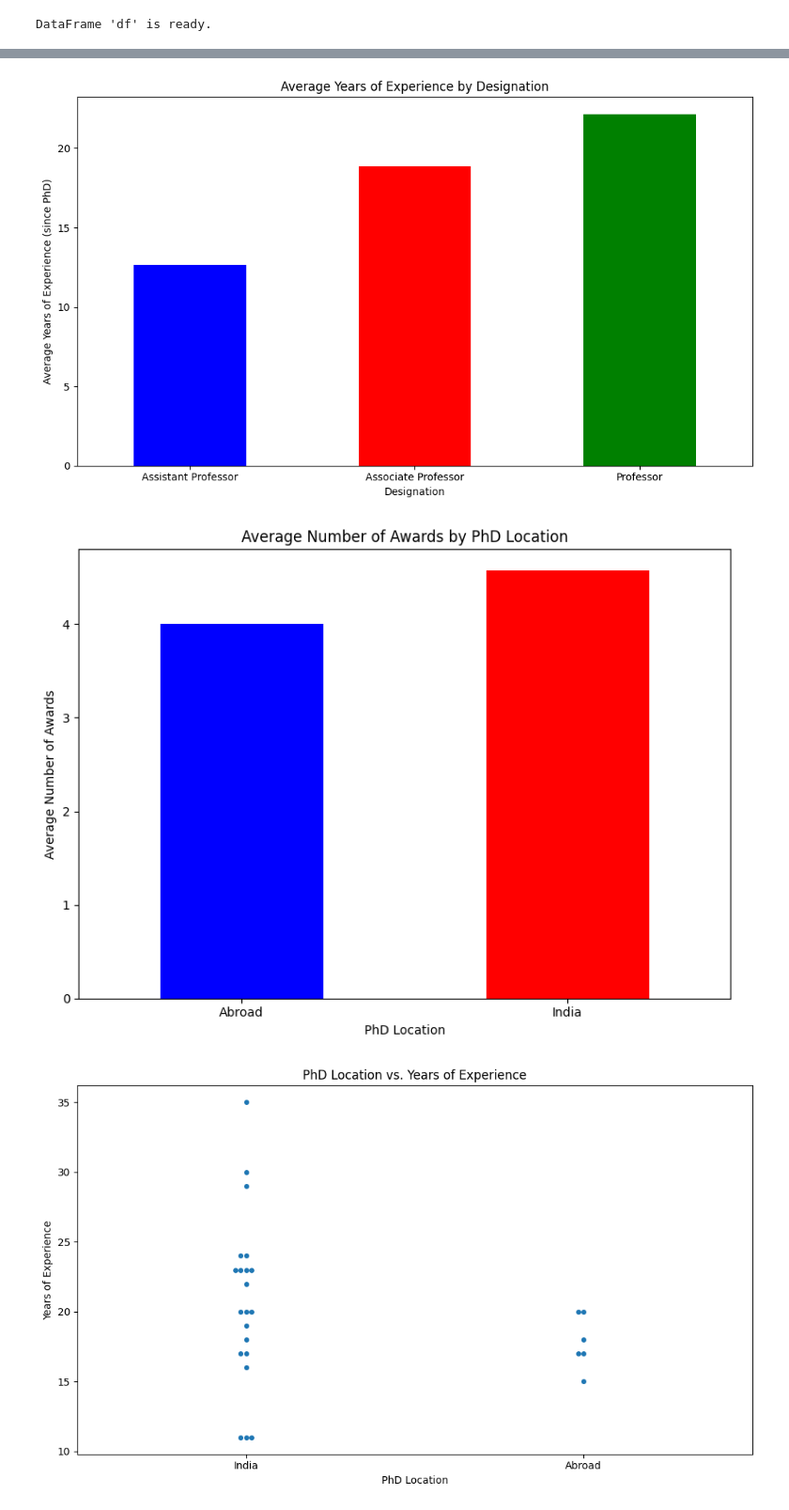
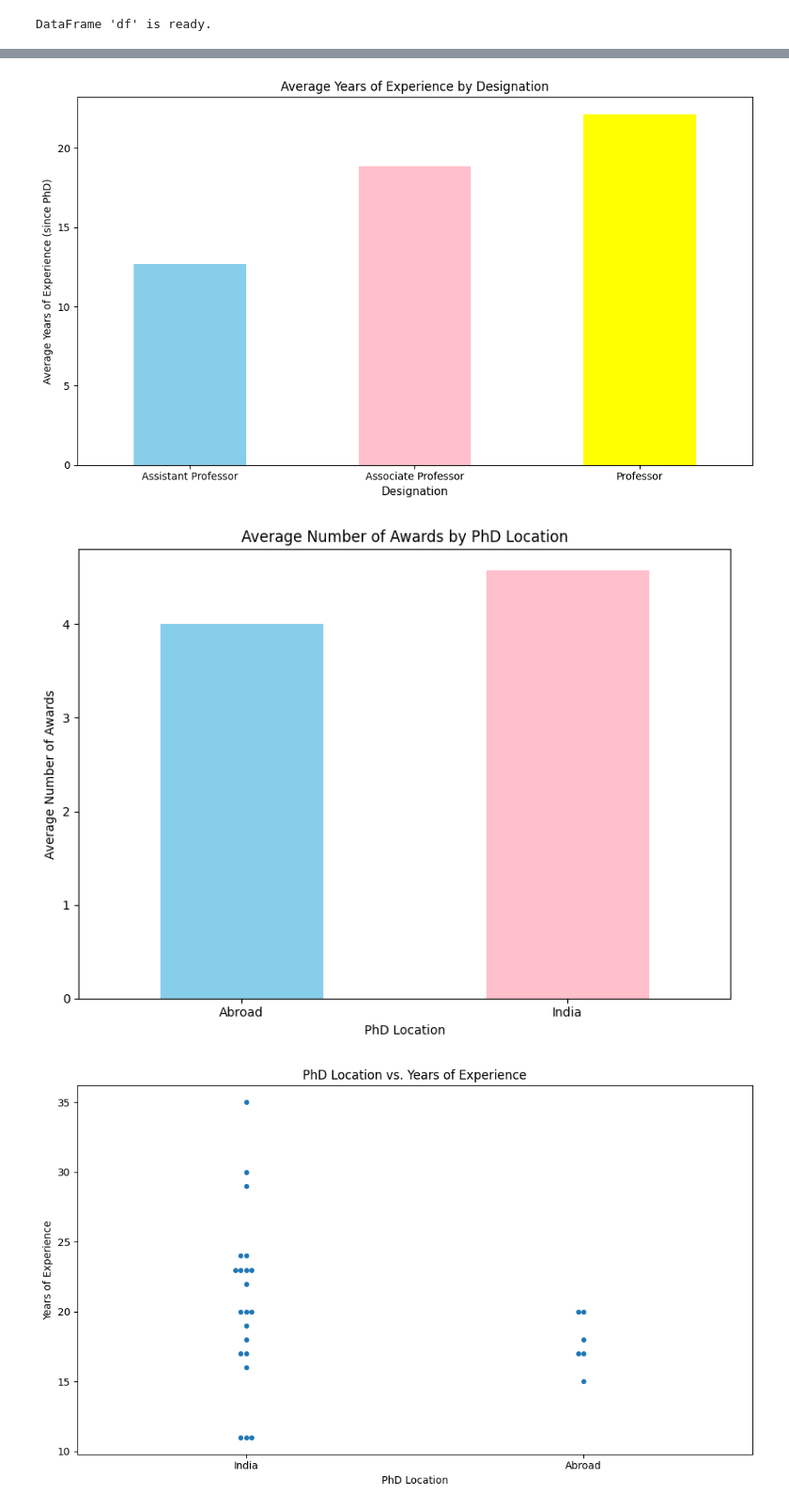
Before and after one commit to kirtikrajsp/Group12-IDC409, a Jupyter notebook: code.ipynb, the cells around one changed output, grey strips where cells are left out. Shown: that part at 94% size. Drawn from its saved outputs; the diff is of its cells as text; code cells hidden in the pictures.

```diff
--- a/code.ipynb
+++ b/code.ipynb
@@ -640,14 +645,14 @@ def classify_position(position_str):
 df['Position_Class'] = df['Designation'].apply(classify_position)
 
 #Graph 1: Average Awards by Designation
-print("\nAwards by Designation' bar graph...")
-# Group by position and calculate the mean, filtering out 'Other'
+print("\nGraph 1: Average No. of Awards by Designation")
+# Group by position and calculate the mean
 awards_by_pos = df[df['Position_Class'] != 'Other'].groupby('Position_Class')['Number_of_awards'].mean()
-# Re-order for logical presentation
+# Re-order the x values.
 awards_by_pos = awards_by_pos.reindex(['Assistant Professor', 'Associate Professor', 'Professor'])
 
 plt.figure(figsize=(10, 6))
-awards_by_pos.plot(kind='bar', color=['blue', 'red', 'green'])
+awards_by_pos.plot(kind='bar', color=['Skyblue','pink','yellow'])
 plt.title('Average Number of Awards by Designation')
 plt.xlabel('Designation')
 plt.ylabel('Average Number of Awards')
@@ -656,34 +661,34 @@ plt.tight_layout()
 plt.savefig("awards_by_designation_bar.png")
 
 
-print('-----------------------------------------------------------------------------------------------------------------------------------------------------------------------')
+print('\n-----------------------------------------------------------------------------------------------------------------------------------------------------------------------')
 
 #Graph 2: Average Years of Experience by Designation
-print("\n'Experience by Designation' bar graph...")
+print("\nGraph 2: Average No. of Years of Experience by Designation")
 # Group by position and calculate the mean
 exp_by_pos = df[df['Position_Class'] != 'Other'].groupby('Position_Class')['Years_of_Experience'].mean()
 # Re-order the x values.
 exp_by_pos = exp_by_pos.reindex(['Assistant Professor', 'Associate Professor', 'Professor'])
 
 plt.figure(figsize=(10, 6))
-exp_by_pos.plot(kind='bar', color=['blue', 'red', 'green'])
+exp_by_pos.plot(kind='bar', color=['Skyblue','pink','yellow'])
 plt.title('Average Years of Experience by Designation')
-plt.xlabel('Designation')
+plt.xlabel('Designation', size= 11)
 plt.ylabel('Average Years of Experience (since PhD)')
 plt.xticks(rotation=0)
 plt.tight_layout()
 plt.savefig("experience_by_designation_bar.png")
 
 
-print('-----------------------------------------------------------------------------------------------------------------------------------------------------------------------')
+print('\n-----------------------------------------------------------------------------------------------------------------------------------------------------------------------')
 
-# Graph 3: Average Awards by PhD Location ---
-print("\n'Awards by PhD Location' bar graph...")
+# Graph 3: Average Awards by PhD Location
+print("\nGraph 3: Average No. of Awards vs PhD Location ")
 # Group by PhD location and calculate the mean
 awards_by_phd_loc = df.groupby('PhD_Institution')['Number_of_awards'].mean()
 
 plt.figure(figsize=(8, 6))
-awards_by_phd_loc.plot(kind='bar', color=['blue', 'red'])
+awards_by_phd_loc.plot(kind='bar', color=['Skyblue','pink'])
 plt.title('Average Number of Awards by PhD Location')
 plt.xlabel('PhD Location')
 plt.ylabel('Average Number of Awards')
@@ -692,5 +697,5 @@ plt.tight_layout()
 plt.savefig("awards_by_phd_location_bar.png")
 
 
-print('-----------------------------------------------------------------------------------------------------------------------------------------------------------------------')
+print('\n-----------------------------------------------------------------------------------------------------------------------------------------------------------------------')
 # %% [output]
@@ -707,5 +714,5 @@ Generating 'Awards by PhD Location' bar graph...
-[figure, old version]
+[figure, new version]
-[figure, old version]
+[figure, new version]
 # %%
 #SECTION 9: SWARM PLOT VISUALISATION
 
```
Also changed, not shown: parts of 2 cells of this notebook.
